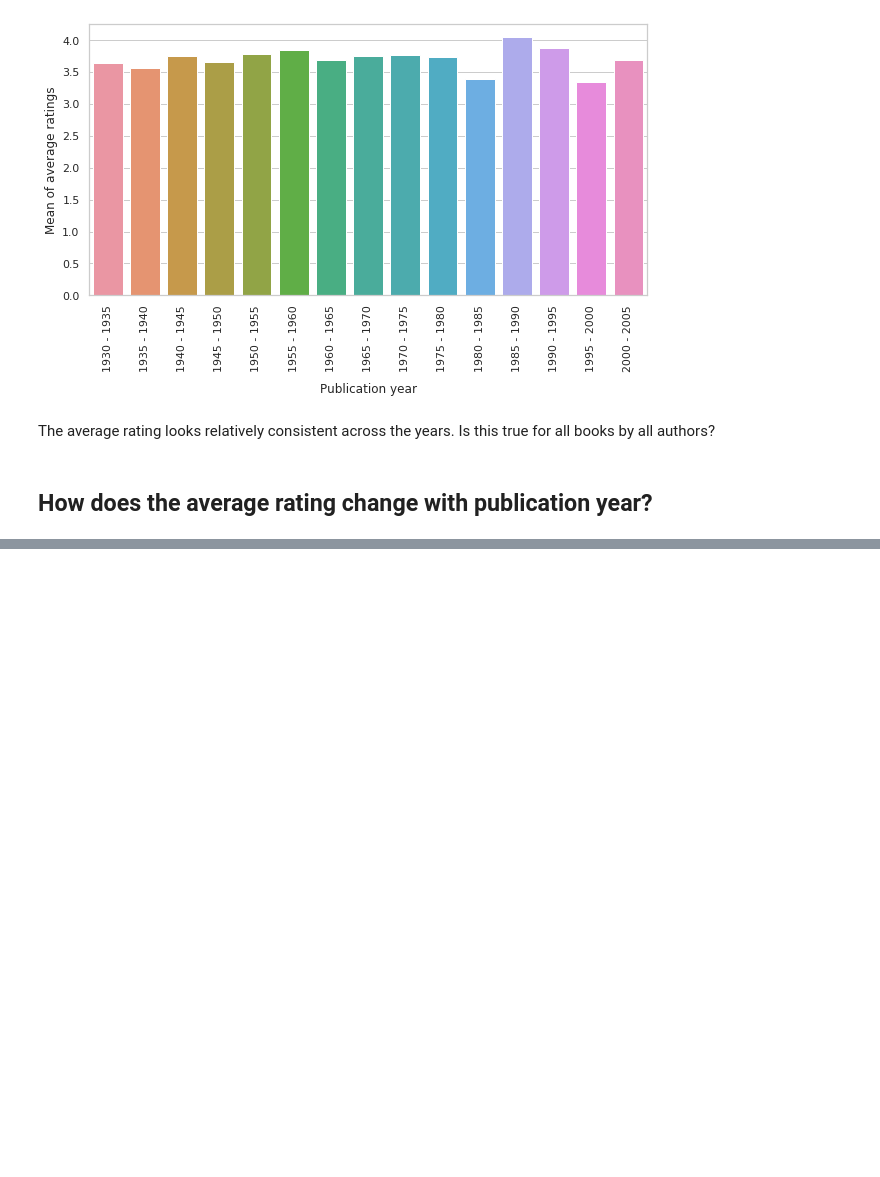
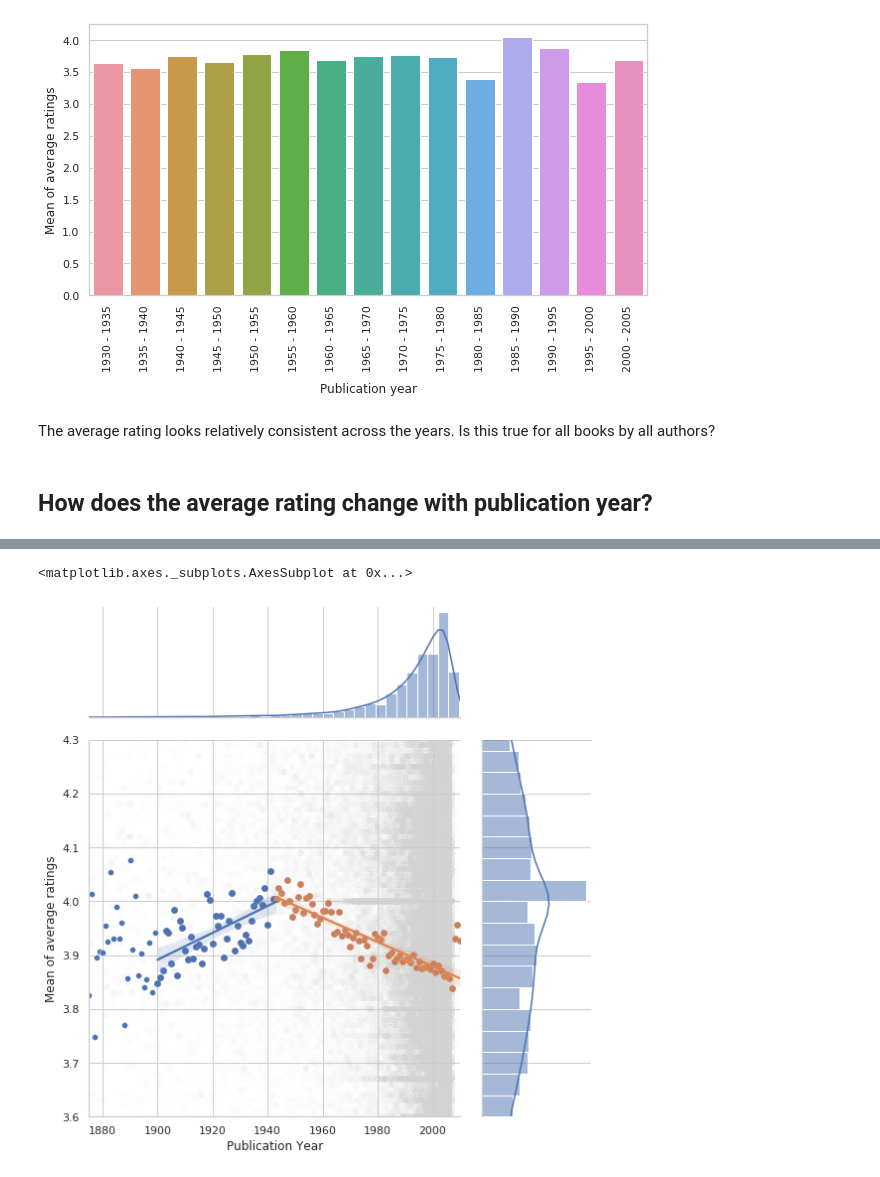
Before and after one commit to EmmaKLofthouse/Book-Analysis-and-Recommender, a Jupyter notebook: Goodreads.ipynb, the cells around one changed output, grey strips where cells are left out. Drawn from its saved outputs; the diff is of its cells as text; code cells hidden in the pictures; blank space fills up the shorter version.

```diff
--- a/Goodreads.ipynb
+++ b/Goodreads.ipynb
@@ -459,0 +458,27 @@ While there has been an increase in ratings when looking at more recent books co
+# %%
+early_years = df[df['year'].between(1900,1943)]
+early_ratings = early_years.groupby(early_years['year'])['avg_rating'].agg(['mean'])
+
+modern_years = df[df['year'].between(1943,2010)]
+modern_ratings = modern_years.groupby(modern_years['year'])['avg_rating'].agg(['mean'])
+
+p = sns.JointGrid(data=df,x=df.year, y=df.avg_rating,ratio=3,height=8)
+
+all_ = sns.scatterplot(data=df,x=df.year,y=df.avg_rating,alpha=0.01,color='lightgrey', edgecolor = "none", ax=p.ax_joint)
+
+m = sns.scatterplot(data=df_rating_year,x=df_rating_year.index,y='mean',ax=p.ax_joint)
+
+
+e = sns.regplot(data=early_ratings,x=early_ratings.index,y='mean',ax=p.ax_joint)
+m = sns.regplot(data=modern_ratings,x=modern_ratings.index,y='mean',ax=p.ax_joint)
+
+all_.set_xlabel("Publication Year")
+all_.set_ylabel("Mean of average ratings")
+all_.set_ylim(3.6,4.3)
+all_.set_xlim(1875,2010)
+
+sns.histplot(x=df.year,ax=p.ax_marg_x,kde=True,bins=90)
+sns.histplot(y=df.avg_rating,ax=p.ax_marg_y,kde=True,bins=100)
+# %% [output]
+<matplotlib.axes._subplots.AxesSubplot at 0x...>
+[figure, added]
```
Also changed, not shown: parts of 28 cells of this notebook.
